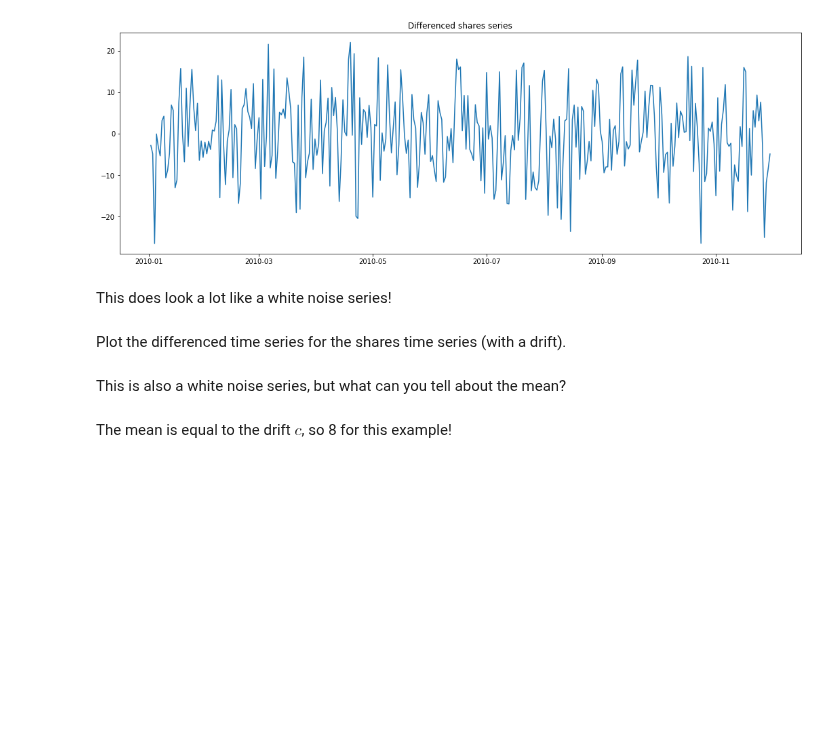
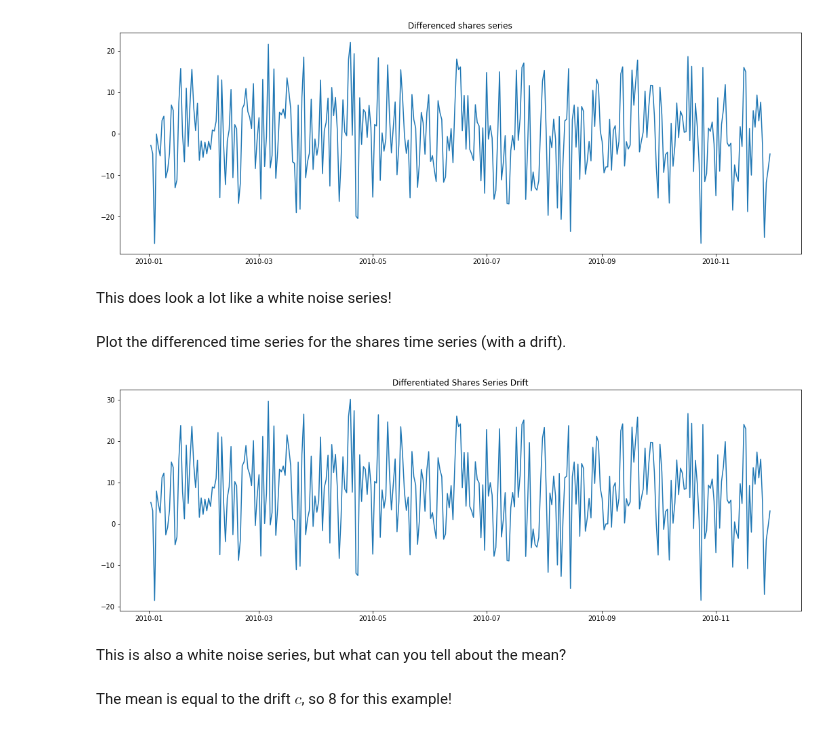
Before and after one commit to fpleoni/dsc-3-26-03-basic-time-series-models-lab-nyc-ds-career-031119, a Jupyter notebook: index.ipynb, the cells around one changed output. Saved outputs shown, nothing was run; the diff lists cells and outputs as text; code cells hidden in the pictures; blank space fills up the shorter version.

```diff
--- a/index.ipynb
+++ b/index.ipynb
@@ -206,11 +206,13 @@ Plot the differenced time series for the shares time series (with a drift).
 # %%
 # your code here
 shares_diff_drift = shares_series_drift.diff(periods = 1)
 
 fig = plt.figure(figsize = (18, 6))
 plt.plot(shares_diff_drift)
 plt.title("Differentiated Shares Series Drift")
-plt
+plt.show()
+# %% [output]
+[figure, added]
 # %% [markdown]
 This is also a white noise series, but what can you tell about the mean?
 # %% [markdown]
```
